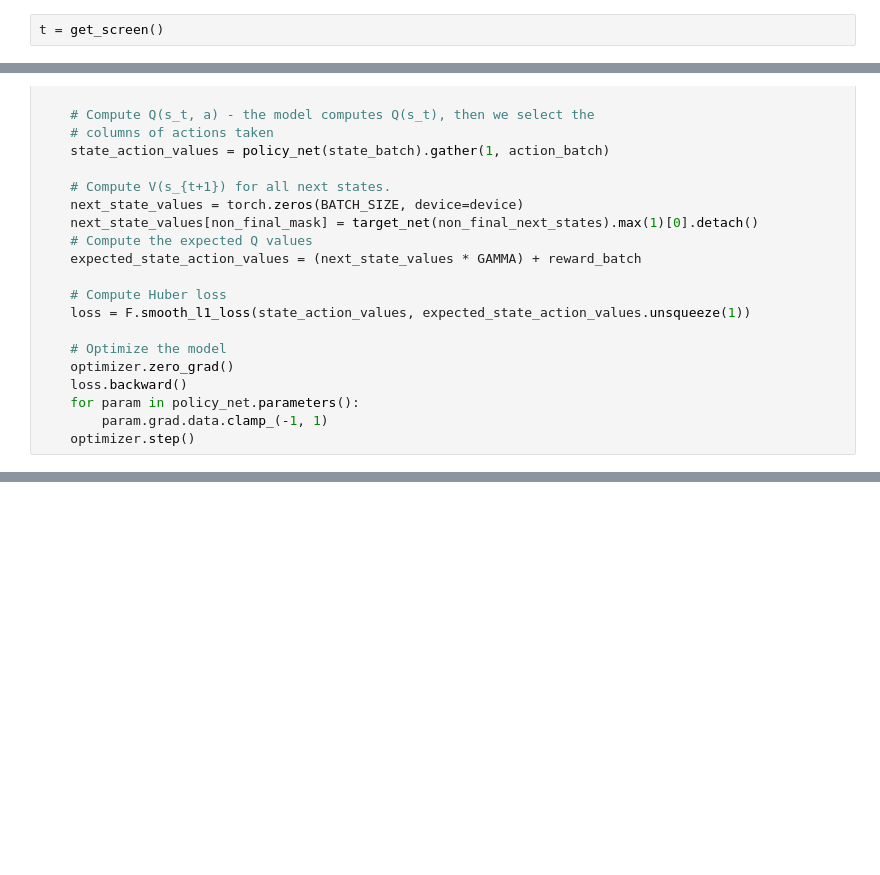
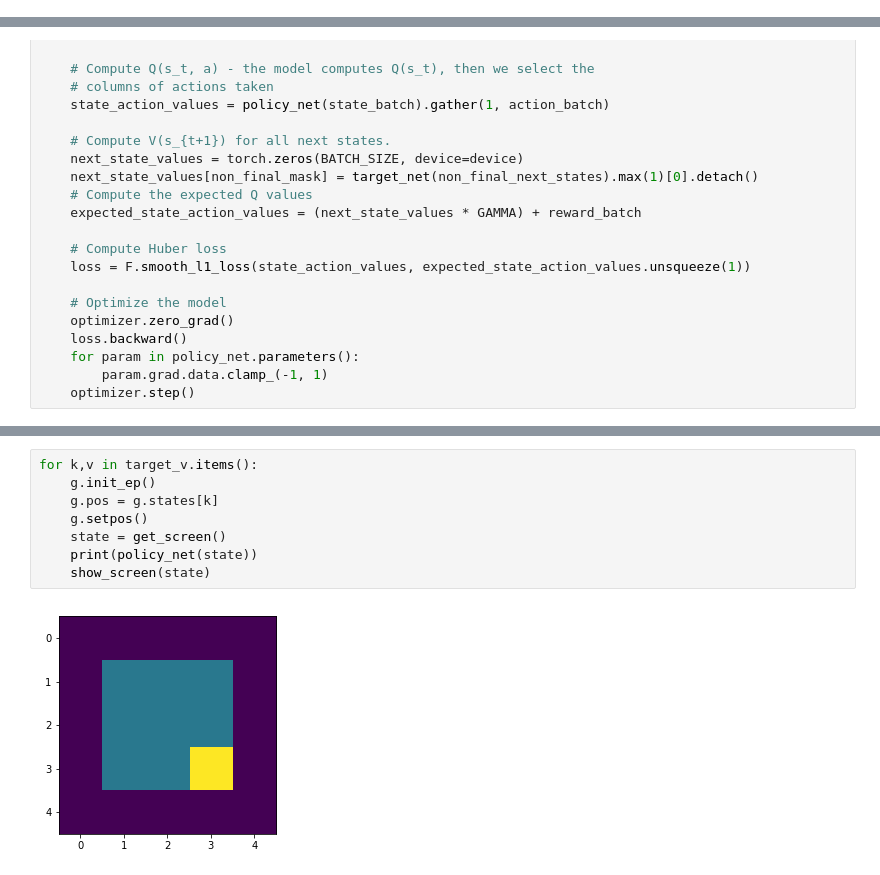
Before and after one commit to kublasean/marl-pinwheel, a Jupyter notebook: marl_nn.ipynb, the cells around one changed output, grey strips where cells are left out. Saved outputs shown, nothing was run; the diff lists cells and outputs as text; blank space fills up the shorter version.

```diff
--- a/marl_nn.ipynb
+++ b/marl_nn.ipynb
@@ -182,2 +34,0 @@ plt.show()
-# %%
-t = get_screen()
@@ -370,0 +286,10 @@ Complete
+# %%
+for k,v in target_v.items():
+    g.init_ep()
+    g.pos = g.states[k]
+    g.setpos()
+    state = get_screen()
+    print(policy_net(state))
+    show_screen(state)
+# %% [output]
+[figure, added]
```
Also changed, not shown: parts of 18 cells of this notebook, 7 other files.
